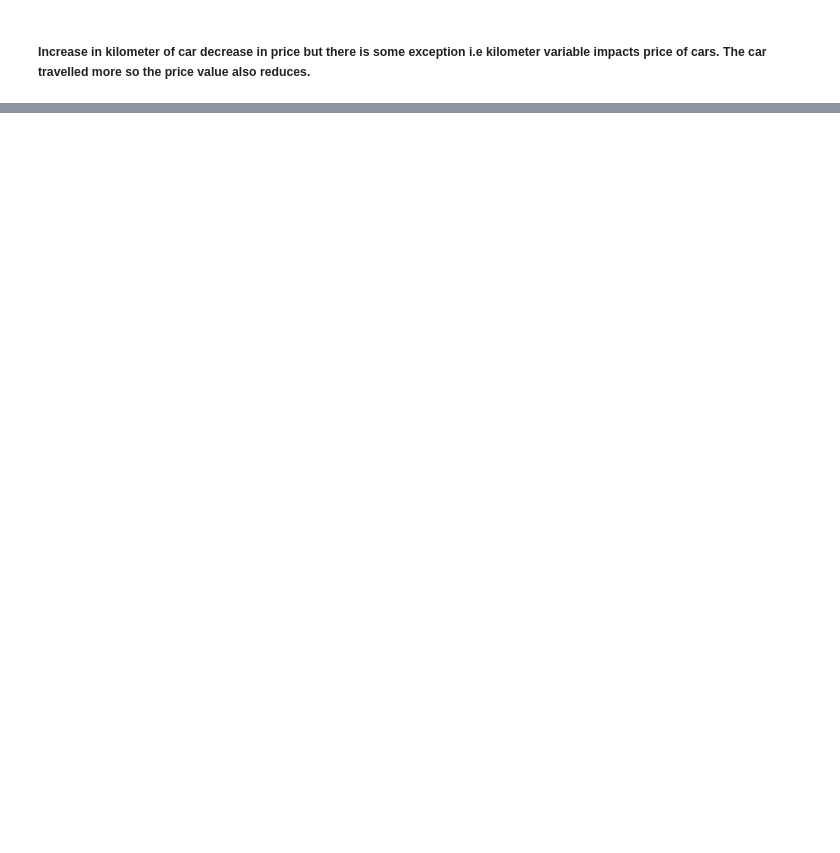
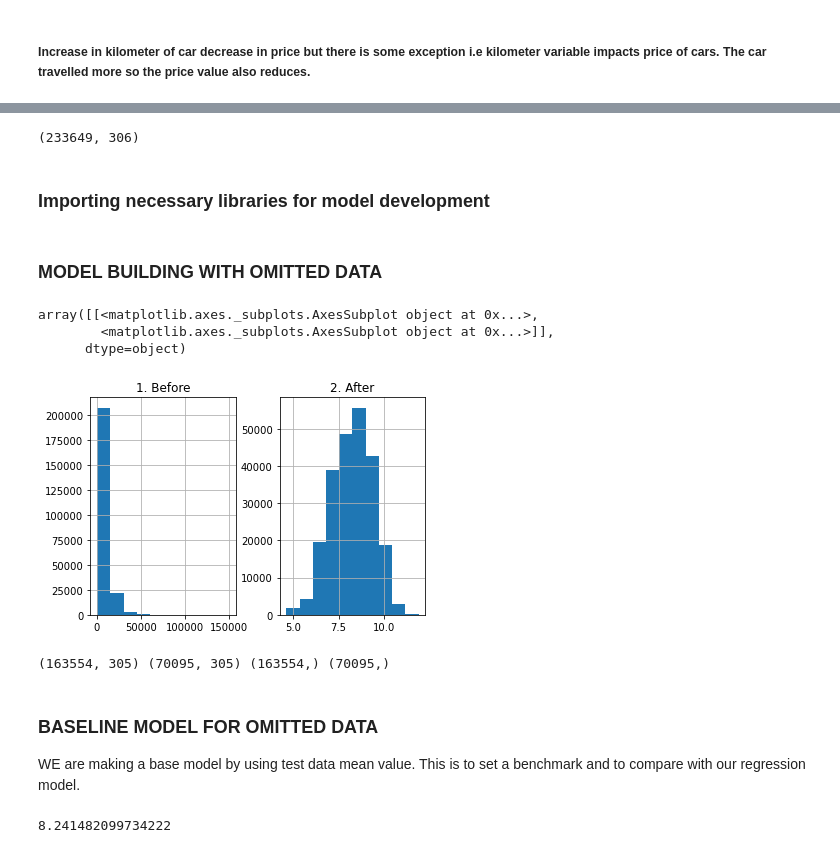
Before and after one commit to ShuklaPrashant21/Machine-Learning-Projects, a Jupyter notebook: User Car Database/Cars_Price_Prediction.ipynb, the cells around one changed output, grey strips where cells are left out. Cells and saved outputs as stored; diff of their text form; code cells hidden in the pictures; blank space fills up the shorter version.

```diff
--- a/User Car Database/Cars_Price_Prediction.ipynb
+++ b/User Car Database/Cars_Price_Prediction.ipynb
@@ -258,0 +634,2 @@ cars_select1.corr().loc[:,'price'].abs().sort_values(ascending=False)[1:]
+# %%
+cars_omit = cars_copy.dropna(axis=0)
@@ -258,0 +641,10 @@ cars_select1.corr().loc[:,'price'].abs().sort_values(ascending=False)[1:]
+# %%
+## Converting categorical variables to dummy variables
+cars_omit=pd.get_dummies(cars_omit, drop_first=True)
+# %%
+## After adding dummy values the columns will be increase coz each category is now shown in either 0 or 1 and there are large number of categories in categorical varaible
+cars_omit.shape
+# %% [output]
+(233649, 306)
+# %% [markdown]
+### Importing necessary libraries for model development
@@ -258,0 +656,16 @@ cars_select1.corr().loc[:,'price'].abs().sort_values(ascending=False)[1:]
+# %% [markdown]
+### MODEL BUILDING WITH OMITTED DATA
+# %%
+## Separating input and output features
+x1 = cars_omit.drop(['price'], axis='columns', inplace=False)
+y1 = cars_omit['price']
+# %%
+## Plotting the variable price and log of price
+prices =pd.DataFrame({"1. Before":y1, "2. After":np.log(y1)})
+prices.hist()
+plt.show()
+# %% [output]
+array([[<matplotlib.axes._subplots.AxesSubplot object at 0x...>,
+        <matplotlib.axes._subplots.AxesSubplot object at 0x...>]],
+      dtype=object)
+[figure, added]
@@ -258,0 +675,17 @@ cars_select1.corr().loc[:,'price'].abs().sort_values(ascending=False)[1:]
+# %%
+## splitting data into test and train to fit model & predict
+## Train set contains 70% data because test_size =0.3 and random state is a predefined algorithm its called pseudo random  number generator
+x_train, x_test, y_train, y_test = train_test_split(x1, y1, test_size=0.3, random_state = 3)
+print(x_train.shape, x_test.shape, y_train.shape, y_test.shape)
+# %% [output]
+(163554, 305) (70095, 305) (163554,) (70095,)
+# %% [markdown]
+### BASELINE MODEL FOR OMITTED DATA
+
+WE are making a base model by using test data mean value. This is to set a benchmark and to compare with our regression model.
+# %%
+## Finding the mean for test data value
+base_pred =np.mean(y_test)
+print(base_pred)
+# %% [output]
+8.241482099734222
```
Also changed, not shown: parts of 111 cells of this notebook.
